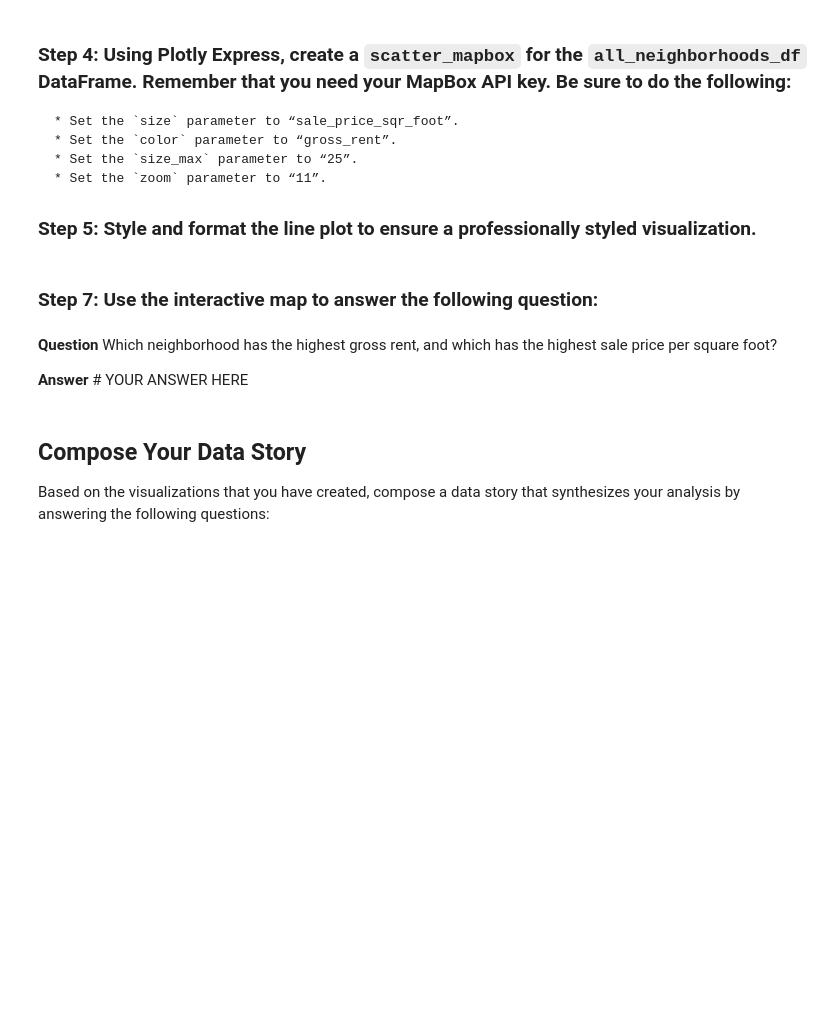
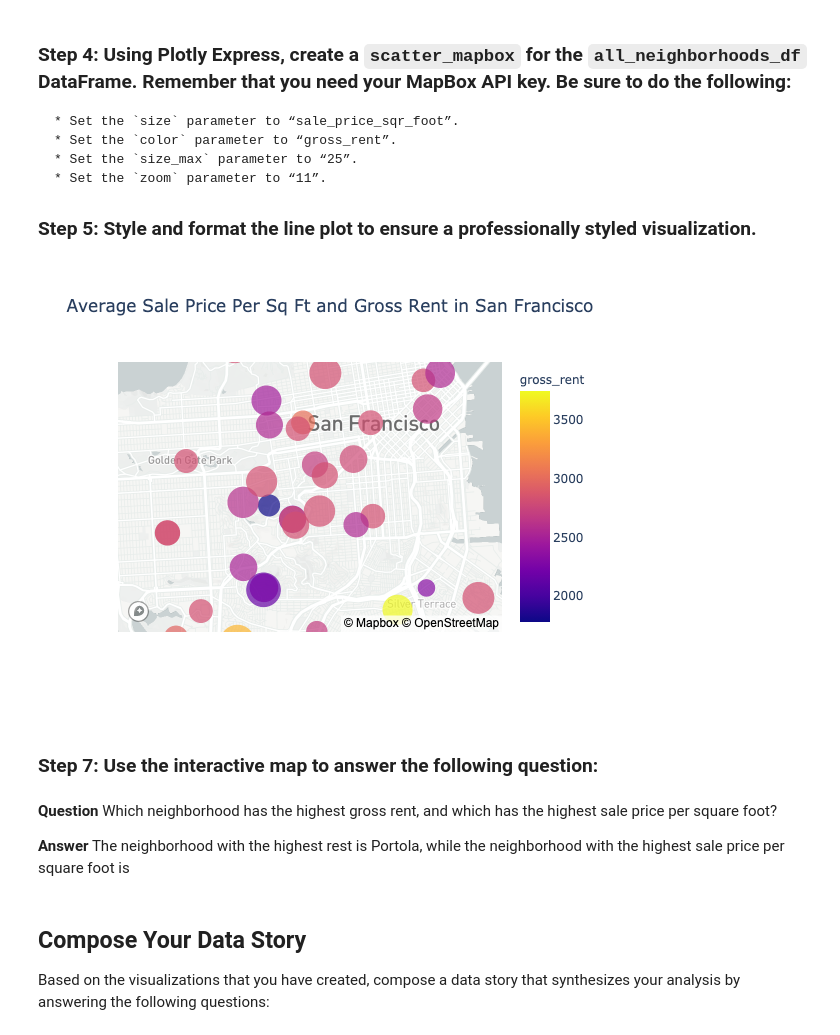
Before and after one commit to coronado212/proptech_pyviz_6, a Jupyter notebook: san_francisco_housing.ipynb, the cells around one changed output. Cells and saved outputs as stored; diff of their text form; code cells hidden in the pictures; blank space fills up the shorter version.

Commit message:
build an interactive neighborhood map

```diff
--- a/san_francisco_housing.ipynb
+++ b/san_francisco_housing.ipynb
@@ -467,7 +467,11 @@ For this part of the assignment, explore the geospatial relationships in the dat
 ### Step 1: Read the `neighborhood_coordinates.csv` file from the `Resources` folder into the notebook, and create a DataFrame named `neighborhood_locations_df`. Be sure to set the `index_col` of the DataFrame as “Neighborhood”.
 # %%
 # Load neighborhoods coordinates data
-neighborhood_locations_df = # YOUR CODE HERE
+neighborhood_locations_df = pd.read_csv(
+    Path("Resources/neighborhoods_coordinates.csv"),
+    index_col=['Neighborhood']
+).drop_duplicates()
 
 # Review the DataFrame
-# YOUR CODE HERE
+display(neighborhood_locations_df.head())
+display(neighborhood_locations_df.tail())
@@ -475,7 +494,7 @@ neighborhood_locations_df = # YOUR CODE HERE
 ### Step 2: Using the original `sfo_data_df` Dataframe, create a DataFrame named `all_neighborhood_info_df` that groups the data by neighborhood. Aggregate the results by the `mean` of the group.
 # %%
 # Calculate the mean values for each neighborhood
-all_neighborhood_info_df = # YOUR CODE HERE
+all_neighborhood_info_df = sfo_data_df.groupby('neighborhood').mean()
 
 # Review the resulting DataFrame
-# YOUR CODE HERE
+all_neighborhood_info_df
@@ -527,9 +584,26 @@ display(all_neighborhoods_df.tail())
+# %%
+# Create a scatter mapbox to analyze neighborhood info
+map_plot = px.scatter_mapbox(
+    all_neighborhoods_df,
+    title = "Average Sale Price Per Sq Ft and Gross Rent in San Francisco",
+    lat = "Lat",
+    lon = "Lon",
+    size = "sale_price_sqr_foot",
+    color = "gross_rent",
+    size_max = 25,
+    zoom = 11
+)
+
+# Display the map
+map_plot.show()
+# %% [output]
+[figure, added]
 # %% [markdown]
 ### Step 7: Use the interactive map to answer the following question:
 # %% [markdown]
 **Question** Which neighborhood has the highest gross rent, and which has the highest sale price per square foot?
 
-**Answer** # YOUR ANSWER HERE
+**Answer** The neighborhood with the highest rest is Portola, while the neighborhood with the highest sale price per square foot is
 # %% [markdown]
 ## Compose Your Data Story
 
```
Also changed, not shown: parts of 5 cells of this notebook, 2 other files.
